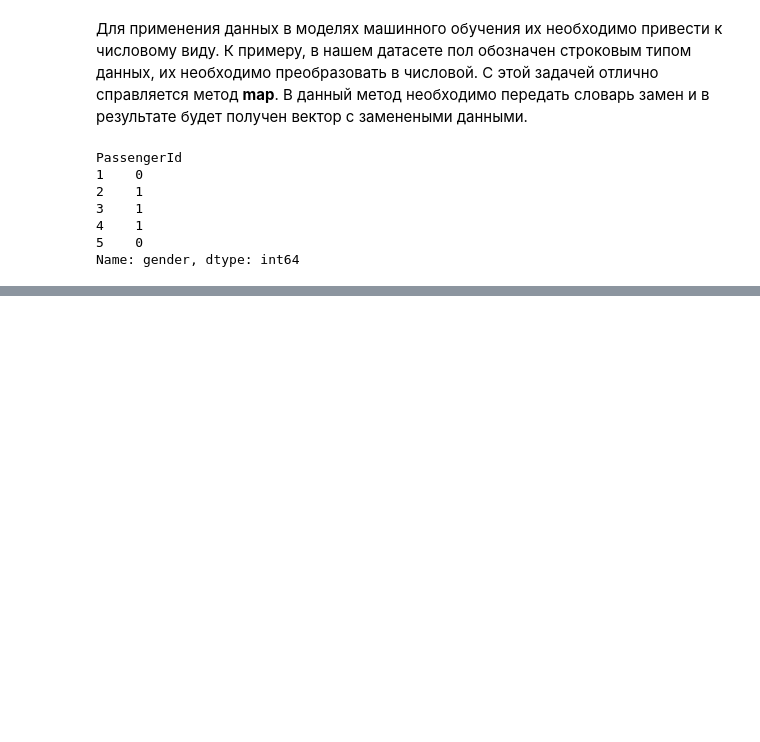
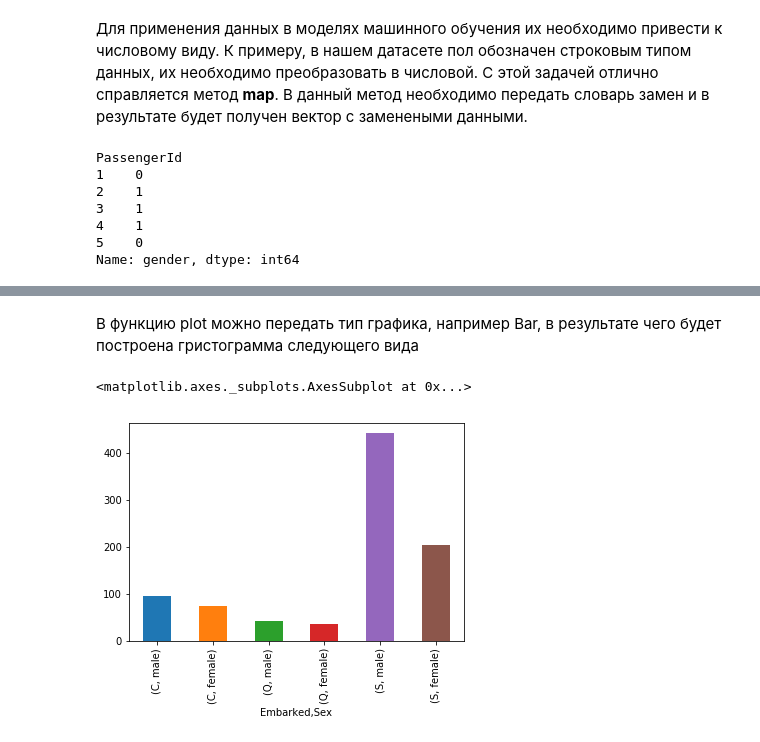
Before and after one commit to Nellrun/SOZLabs, a Jupyter notebook: Лаб 1. Анализ данных.ipynb, the cells around one changed output, grey strips where cells are left out. Drawn from its saved outputs; the diff is of its cells as text; code cells hidden in the pictures; blank space fills up the shorter version.

```diff
--- a/Лаб 1. Анализ данных.ipynb
+++ b/Лаб 1. Анализ данных.ipynb
@@ -217,0 +338,7 @@ Name: gender, dtype: int64
+# %% [markdown]
+В функцию plot можно передать тип графика, например Bar, в результате чего будет построена гристограмма следующего вида
+# %%
+data.groupby("Embarked")["Sex"].value_counts().plot(kind="Bar")
+# %% [output]
+<matplotlib.axes._subplots.AxesSubplot at 0x...>
+[figure, added]
```
Also changed, not shown: parts of 35 cells of this notebook.
